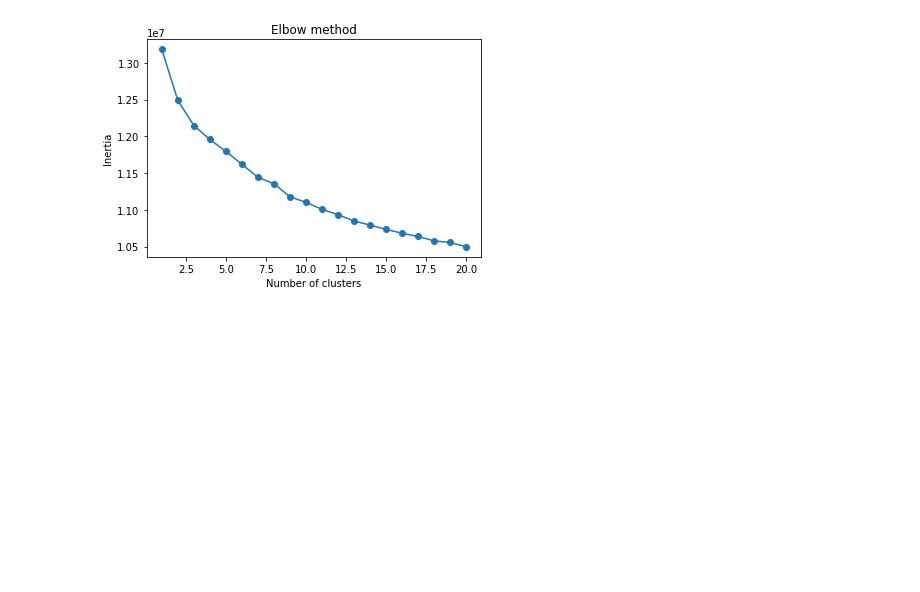
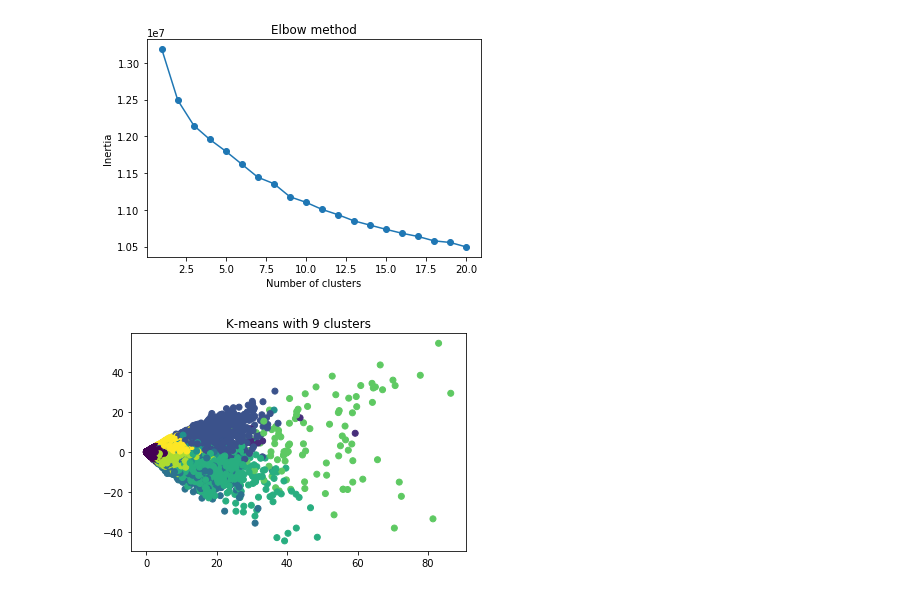
Before and after one commit to WouterStemgee/applied-machine-learning-consumer-complaints-database, a Jupyter notebook: sprint2_unsupervised-learning/sprint3_Thomas.ipynb, the cells around one changed output. Cells and saved outputs as stored; diff of their text form; code cells hidden in the pictures; blank space fills up the shorter version.

```diff
--- a/sprint2_unsupervised-learning/sprint3_Thomas.ipynb
+++ b/sprint2_unsupervised-learning/sprint3_Thomas.ipynb
@@ -189 +194,7 @@ plt.show()
+# %%
+plt.title('K-means with 9 clusters')
+plt.scatter(tsvd_2d[:, 0], tsvd_2d[:, 1], c=model.labels_)
+plt.show()
+# %% [output]
+[figure, added]
 # %%
```
Also changed, not shown: parts of 6 cells of this notebook.
